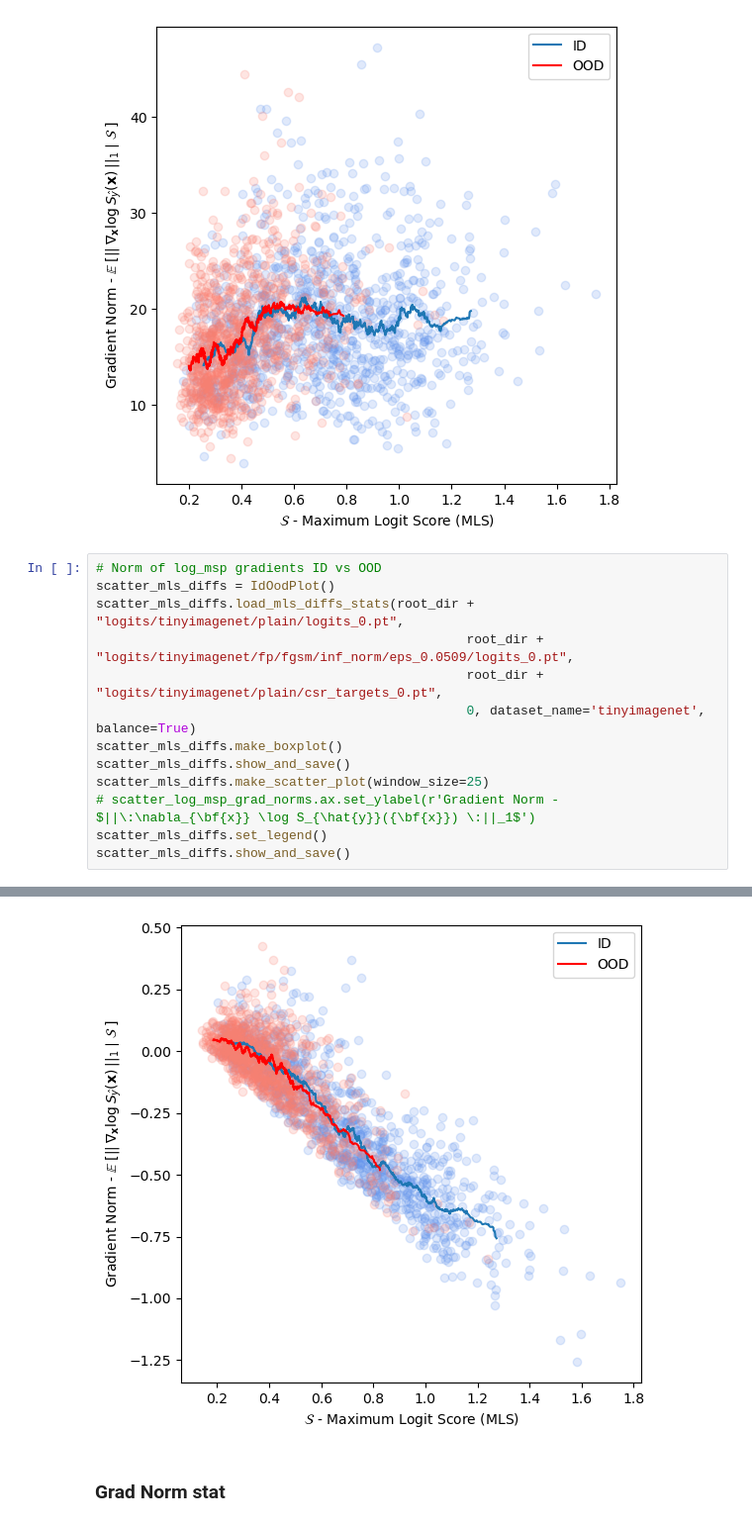
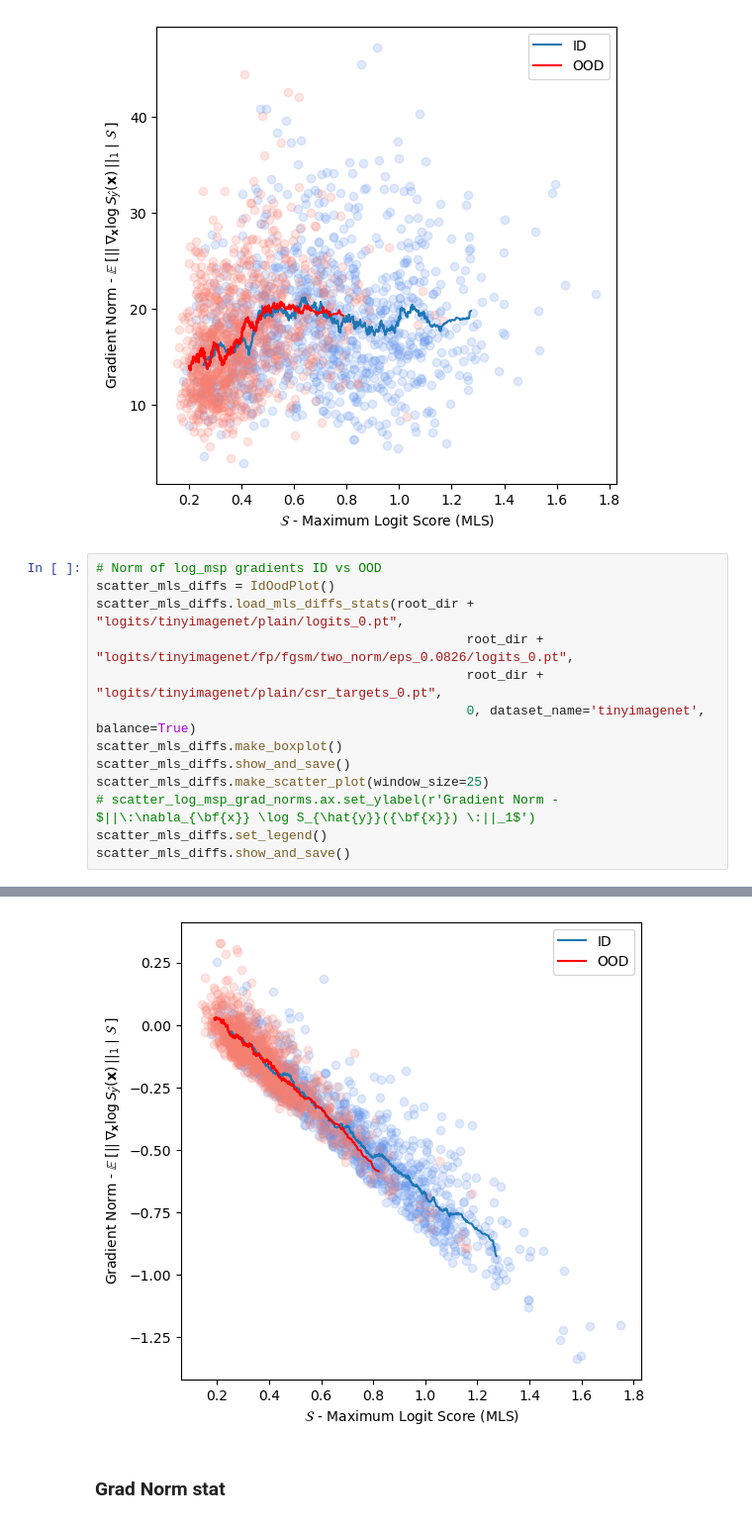
Before and after one commit to krellemand/bachelor_project, a Jupyter notebook: notebooks/visualizing_adv_attacks.ipynb, the cells around one changed output, grey strips where cells are left out. Shown at 99% size. Saved outputs shown, nothing was run; the diff lists cells and outputs as text.

```diff
--- a/notebooks/visualizing_adv_attacks.ipynb
+++ b/notebooks/visualizing_adv_attacks.ipynb
@@ -269,7 +269,7 @@ scatter_log_msp_grad_norms.show_and_save()
 # Norm of log_msp gradients ID vs OOD
 scatter_mls_diffs = IdOodPlot()
 scatter_mls_diffs.load_mls_diffs_stats(root_dir + "logits/tinyimagenet/plain/logits_0.pt",
-                                                root_dir + "logits/tinyimagenet/fp/fgsm/inf_norm/eps_0.0509/logits_0.pt",
+                                                root_dir + "logits/tinyimagenet/fp/fgsm/two_norm/eps_0.0826/logits_0.pt",
                                                 root_dir + "logits/tinyimagenet/plain/csr_targets_0.pt",
                                                 0, dataset_name='tinyimagenet', balance=True)
 scatter_mls_diffs.make_boxplot()
@@ -283,4 +283,4 @@ scatter_mls_diffs.show_and_save()
-[figure, old version]
+[figure, new version]
 # %% [markdown]
 ### Grad Norm stat
 # %%
```
Also changed, not shown: parts of 1 cell of this notebook.
